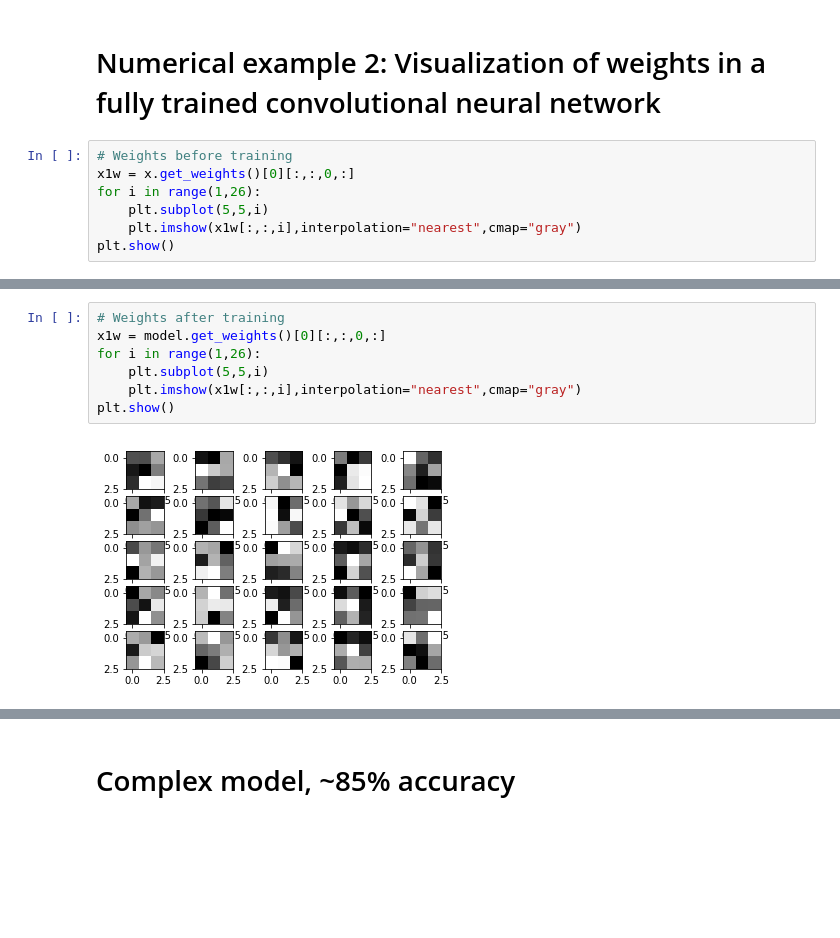
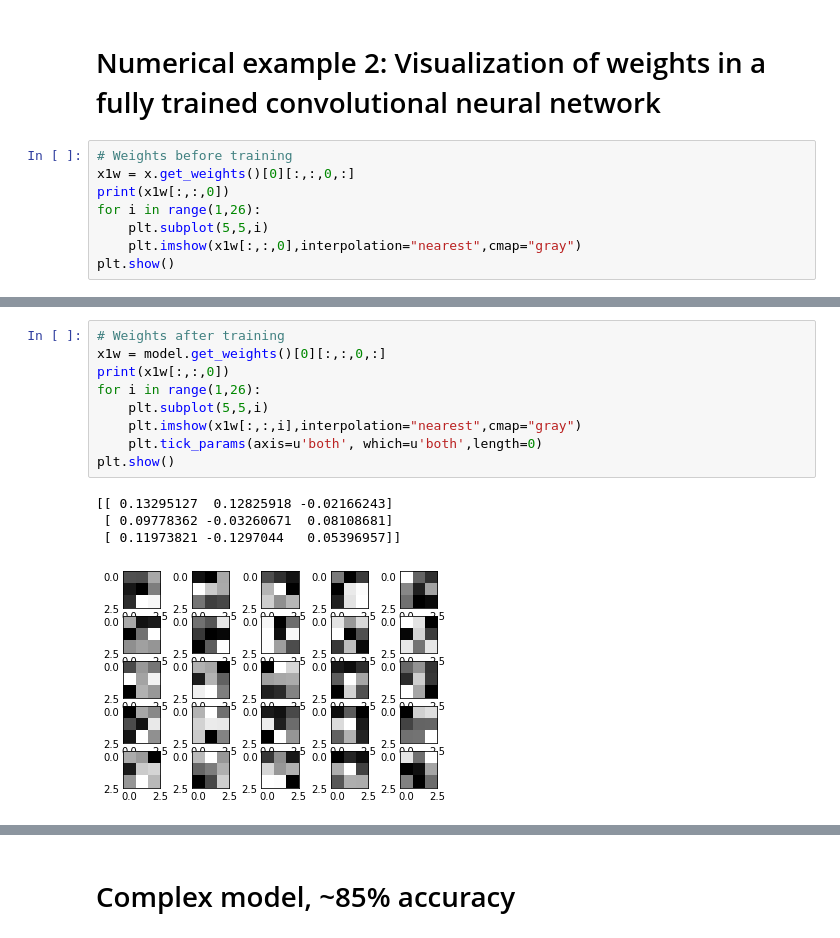
Before and after one commit to vegarab/cifar-image-classification, a Jupyter notebook: docs/cifar-project.ipynb, the cells around one changed output, grey strips where cells are left out. Cells and saved outputs as stored; diff of their text form; blank space fills up the shorter version.

```diff
--- a/docs/cifar-project.ipynb
+++ b/docs/cifar-project.ipynb
@@ -155,8 +161,9 @@ model.add(Activation('softmax'))
 # %%
 # Weights before training
 x1w = x.get_weights()[0][:,:,0,:]
+print(x1w[:,:,0])
 for i in range(1,26):
     plt.subplot(5,5,i)
-    plt.imshow(x1w[:,:,i],interpolation="nearest",cmap="gray")
+    plt.imshow(x1w[:,:,0],interpolation="nearest",cmap="gray")
 plt.show()
 # %% [output]
@@ -211,12 +205,17 @@ None
 # %%
 # Weights after training
 x1w = model.get_weights()[0][:,:,0,:]
+print(x1w[:,:,0])
 for i in range(1,26):
     plt.subplot(5,5,i)
     plt.imshow(x1w[:,:,i],interpolation="nearest",cmap="gray")
+    plt.tick_params(axis=u'both', which=u'both',length=0)
 plt.show()
 # %% [output]
+[[ 0.13295127  0.12825918 -0.02166243]
+ [ 0.09778362 -0.03260671  0.08108681]
+ [ 0.11973821 -0.1297044   0.05396957]]
-[figure, old version]
+[figure, new version]
 # %%
 final_loss, final_accuracy = model.evaluate(test_images, test_labels)
 print('The final loss on the test set is:', final_loss)
```
Also changed, not shown: parts of 13 cells of this notebook, 2 other files.
